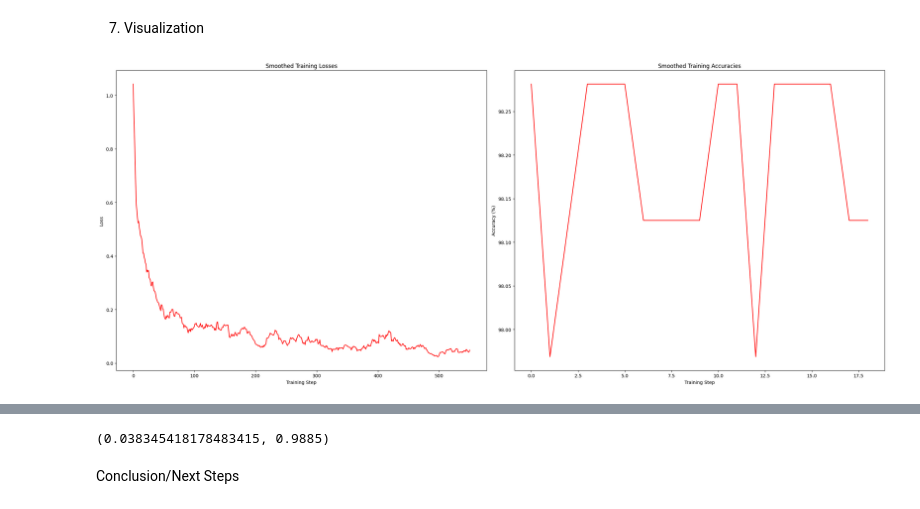
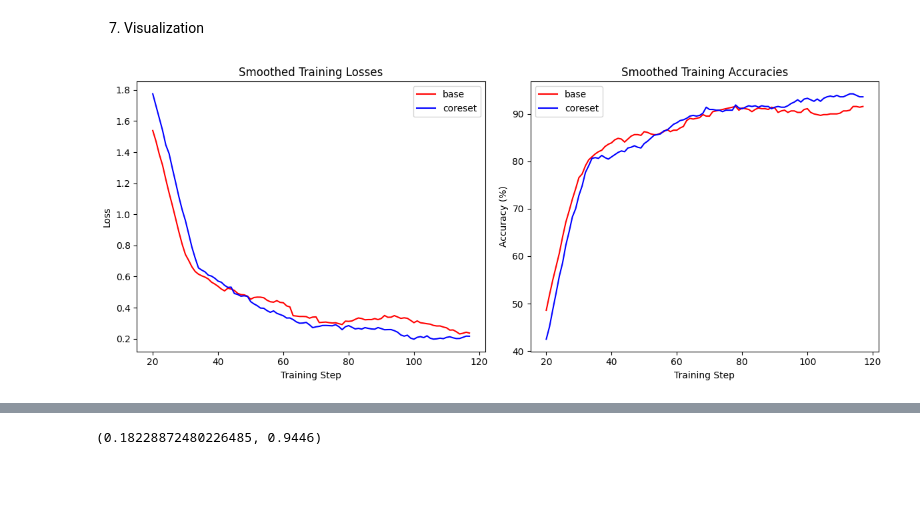
Before and after one commit to veroses/coreset-selection, a Jupyter notebook: coreset-selection.ipynb, the cells around one changed output, grey strips where cells are left out. Cells and saved outputs as stored; diff of their text form; code cells hidden in the pictures; blank space fills up the shorter version.

```diff
--- a/coreset-selection.ipynb
+++ b/coreset-selection.ipynb
@@ -113,5 +125,5 @@ Subset Selection Utilities
 # %%
-def grad_per_sample(dataloader, model, loss_fn):
+def grad_per_sample(dataloader, model, loss_fn, device):
 
     model.train()
 
@@ -121,8 +133,9 @@ def grad_per_sample(dataloader, model, loss_fn):
     temp_grads = []
 
 
-    for idx, (x, y) in enumerate(dataloader):
-        pred = model(x)
+    for idx, (X, y) in enumerate(dataloader):
+        X, y = X.to(device), y.to(device)
+        pred = model(X)
         loss = loss_fn(pred, y)
         for i in range(len(y)):
             model.zero_grad()
@@ -150,8 +163,9 @@ def grad_per_sample(dataloader, model, loss_fn):
 
 
 
-    for idx, (x, y) in enumerate(dataloader):
-        pred = model(x)
+    for idx, (X, y) in enumerate(dataloader):
+        X, y = X.to(device), y.to(device)
+        pred = model(X)
         loss = loss_fn(pred, y)
 
         for i in range(len(y)):
@@ -288,49 +306,40 @@ Test Error:
 7. Visualization
 # %%
 
+window_size = 20
 
+smoothed_base_losses = moving_average(base_train_losses, window_size=20)
+smoothed_base_accuracies = moving_average(base_train_accuracies, window_size=20)
+smoothed_coreset_losses = moving_average(coreset_train_losses, window_size=20)
+smoothed_coreset_accuracies = moving_average(coreset_train_accuracies, window_size=20)
 
-# Smooth the batch-wise losses and accuracies
-smoothed_base_losses = moving_average(base_train_losses, window_size=20)
-smoothed_base_accuracies = moving_average(base_train_accuracy, window_size=20)
-smoothed_coreset_losses = moving_average(coreset_train_losses, window_size=20)
-smoothed_coreset_accuracies = moving_average(coreset_train_accuracy, window_size=20)
+base_indices = global_base_steps[window_size - 1:]
+coreset_indices = global_coreset_steps[window_size - 1:]
 
-# Adjust x-axis since moving average shortens the array
-adjusted_indices = []
-
-plt.figure(figsize=(24, 10))
+plt.figure(figsize=(12, 5))
 
 plt.subplot(1, 2, 1)
-plt.plot(adjusted_indices, smoothed_base_losses, color="r", label="base")
+plt.plot(base_indices, smoothed_base_losses, color="r", label="base")
+plt.plot(base_indices, smoothed_coreset_losses, color="b", label="coreset")
 plt.title('Smoothed Training Losses')
 plt.xlabel('Training Step')
 plt.ylabel('Loss')
+plt.legend()
 
-window_adjusted_indices = range(len(train_dataloader.dataset))[:len(smoothed_base_accuracies)]
 plt.subplot(1, 2, 2)
-plt.plot(window_adjusted_indices, [acc * 100 for acc in smoothed_base_accuracies], color="r", label="base")
+plt.plot(base_indices, [acc * 100 for acc in smoothed_base_accuracies], color="r", label="base")
+plt.plot(base_indices, [acc * 100 for acc in smoothed_coreset_accuracies], color="b", label="coreset")
 plt.title('Smoothed Training Accuracies')
 plt.xlabel('Training Step')
 plt.ylabel('Accuracy (%)')
-'''
-plt.subplot(2, 1, 1)
-plt.plot(adjusted_indices, smoothed_coreset_losses, color="b", label="coreset")
-plt.title('Smoothed Training Losses')
-plt.xlabel('Training Step')
-plt.ylabel('Loss')
-
-plt.subplot(2, 2, 1)
-plt.plot(adjusted_indices, [acc * 100 for acc in smoothed_coreset_accuracies], color="b", label="coreset")
-plt.title('Smoothed Training Accuracies')
-plt.xlabel('Training Step')
-plt.ylabel('Accuracy (%)')'''
-
+plt.legend()
 
 plt.tight_layout()
 plt.show()
 
-evaluate(test_dataloader, base_net, loss_function)
+
+evaluate(test_dataloader, base_net, loss_function, device)
+evaluate(test_dataloader, coreset_net, loss_function, device)
 # %% [output]
-[figure, old version]
+[figure, new version]
 Test Error:
@@ -338,3 +350 @@ Test Error:
-(0.038345418178483415, 0.9885)
+(0.18228872480226485, 0.9446)
-# %% [markdown]
-Conclusion/Next Steps
```
Also changed, not shown: parts of 8 cells of this notebook.
